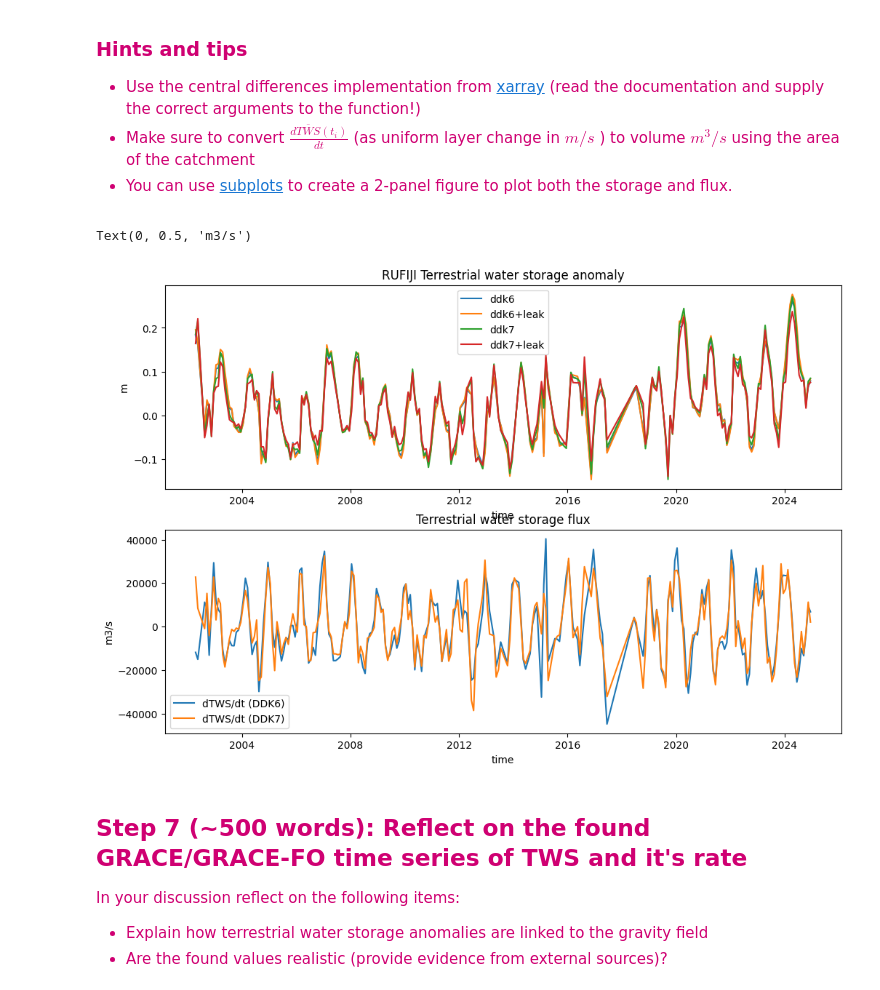
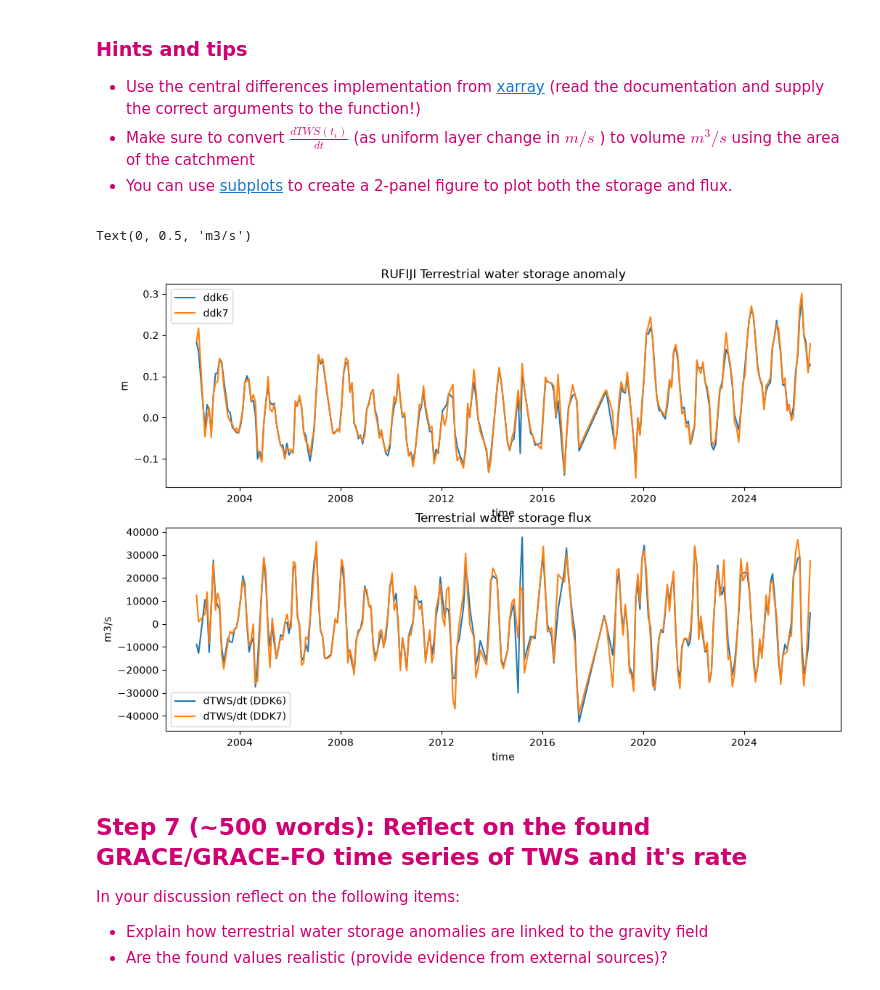
Before and after one commit to EOAfrica/oc10-waterbudget-wp3-4, a Jupyter notebook: notebooks/02_OC10-Basin_Water_balance_GRACE_GRACEFO.ipynb, the cells around one changed output. Saved outputs shown, nothing was run; the diff lists cells and outputs as text; code cells hidden in the pictures.

```diff
--- a/notebooks/02_OC10-Basin_Water_balance_GRACE_GRACEFO.ipynb
+++ b/notebooks/02_OC10-Basin_Water_balance_GRACE_GRACEFO.ipynb
@@ -78,7 +76,7 @@ import folium
 </font>
 # %%
 ## ANSWER MODEL STEP 3
-watersheds_gpkg_file='../data/hydroshed_csl03_gl_l02.gpkg'
+watersheds_gpkg_file='data/hydroshed_csl03_gl_l02.gpkg'
 
 dfwsheds=gpd.read_file(watersheds_gpkg_file)
 
@@ -135,15 +133,37 @@ Attributes:
 </font>
 # %%
 ## ANSWER MODEL STEP 4
-grcfiles=glob('../data/monthly_n96/*gz')
+dataroot="data"
+gfopath='ITSG-Grace_operational/monthly/monthly_n96/'
+grcpath='ITSG-Grace2018/monthly/monthly_n96/'
 
-dsgrace=xr.open_mfdataset(grcfiles,engine='icgem').sh.build_nmindex().sh.truncate(nmax,nmin)
+grcfiles=[f for f in glob(os.path.join(dataroot,grcpath)+"/ITSG*gfc")]
 
-# load static gravity field
-gravstatic='../data/GOCO06s.gfc.gz'
-dsgravstatic=xr.open_dataset(gravstatic,engine='icgem').sh.build_nmindex().sh.truncate(nmax,nmin)
+grcfiles.extend([f for f in glob(os.path.join(dataroot,gfopath)+"/ITSG*gfc")])
+
+# note in this case the lexical sort is also conveniently the chronological sort
+grcfiles=sorted(grcfiles)
+
+staticfile=os.path.join(dataroot,'GOCO06s.gfc')
+
+# grcfiles=glob('../data/monthly_n96/*gz')
+
+# dsgrace=xr.open_mfdataset(grcfiles,engine='icgem').sh.build_nmindex().sh.truncate(nmax,nmin)
+
+# # load static gravity field
+# gravstatic='../data/GOCO06s.gfc.gz'
+# dsgravstatic=xr.open_dataset(gravstatic,engine='icgem').sh.build_nmindex().sh.truncate(nmax,nmin)
 # %%
 ## ANSWER MODEL STEP 4
+## ANSWER MODEL STEP 4
+nmax=96
+nmin=2 # note for this exercise we ignore degree 1 coefficients, for production applications, external degree 1 coefficients are necessary
+
+dsgrace=xr.open_mfdataset(grcfiles,engine='icgem').sh.build_nmindex().sh.truncate(nmax,nmin)
+
+# load static gravity field
+dsgravstatic=xr.open_dataset(staticfile,engine='icgem').sh.build_nmindex().sh.truncate(nmax,nmin)
+
 dadeltacnm=(dsgrace.cnm-dsgravstatic.cnm)
 datws=dadeltacnm.sh.tws(ingravtype='stokes').compute()
 # %% [output]
@@ -203,8 +225,8 @@ For the visualization part:
 </font>
 # %%
 ## ANSWER MODEL STEP 6
-darufiji_tws_rate_ddk7=basin_area_m2*darufiji_grc_leak_ddk7.differentiate('time',datetime_unit='s')
-darufiji_tws_rate_ddk6=basin_area_m2*darufiji_grc_leak_ddk6.differentiate('time',datetime_unit='s')
+darufiji_tws_rate_ddk7=basin_area_m2*darufiji_grc_ddk7.differentiate('time',datetime_unit='s')
+darufiji_tws_rate_ddk6=basin_area_m2*darufiji_grc_ddk6.differentiate('time',datetime_unit='s')
 # %%
 ## ANSWER MODEL STEP 6 cont'd
 
@@ -212,36 +234,36 @@ fig,axes=plt.subplots(nrows=2,figsize=(12,8))
 ax=axes[0]
 
 darufiji_grc_ddk6[0,:].plot(ax=ax,label='ddk6')
-darufiji_grc_leak_ddk6[0,:].plot(ax=ax,label='ddk6+leak')
+# darufiji_grc_leak_ddk6[0,:].plot(ax=ax,label='ddk6+leak')
 darufiji_grc_ddk7[0,:].plot(ax=ax,label='ddk7')
-darufiji_grc_leak_ddk7[0,:].plot(ax=ax,label='ddk7+leak')
+# darufiji_grc_leak_ddk7[0,:].plot(ax=ax,label='ddk7+leak')
 
 
 # dabuzi2_grc_ddk7[0,:].plot(ax=ax,label='ddk7 +leak')
 ax.legend()
 ax.set_title(f'{basin} Terrestrial water storage anomaly')
 ax.set_ylabel('m')
 
 ax2=axes[1]
 
 darufiji_tws_rate_ddk6.plot(ax=ax2,label='dTWS/dt (DDK6)')
 darufiji_tws_rate_ddk7.plot(ax=ax2,label='dTWS/dt (DDK7)')
 
 # da_p_min_et=(dspet_zambezi.avg_tprate-dspet_zambezi.avg_ie).interp(time=da_zambezi_tws_rate.time)
 
 # da_p_min_et.plot(ax=ax,label='P-ET')
 
 
 # da_inf_disch=(da_p_min_et-da_zambezi_tws_rate)
 # da_inf_disch.plot(ax=ax,label='inferred discharge')
 
 ax2.legend()
 
 ax2.set_title('Terrestrial water storage flux')
 ax2.set_ylabel('m3/s')
 # %% [output]
 Text(0, 0.5, 'm3/s')
-[figure, old version]
+[figure, new version]
 # %% [markdown]
 <font color=#cf0072>
 
```
Also changed, not shown: parts of 6 cells of this notebook, 1 other file.
